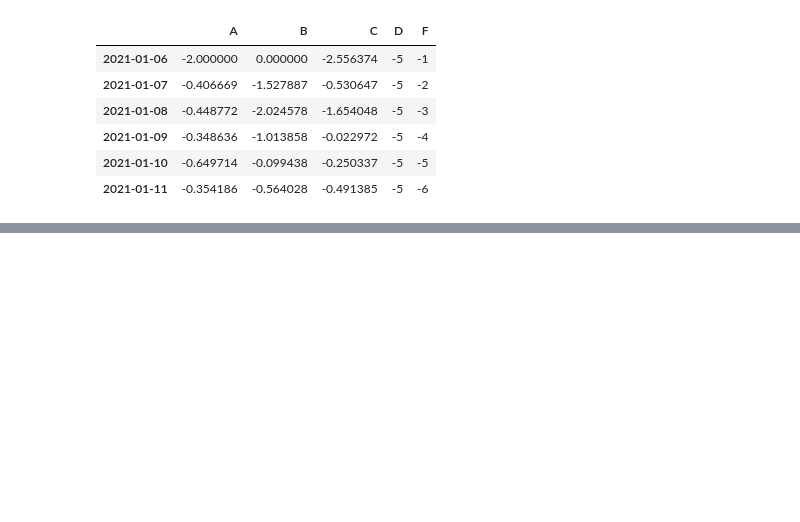
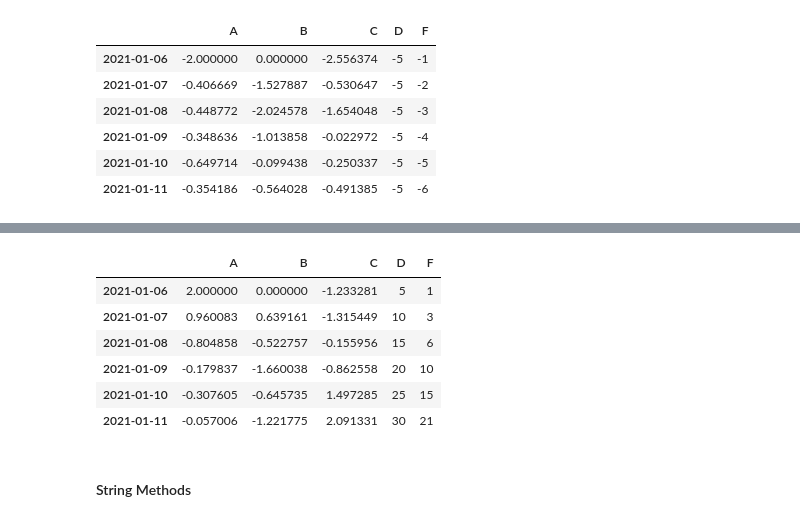
Before and after one commit to deepen1987/Data-Science-with-Python, a Jupyter notebook: Learning/Pandas/Go Through Concepts.ipynb, the cells around one changed output, grey strips where cells are left out. Saved outputs shown, nothing was run; the diff lists cells and outputs as text; code cells hidden in the pictures; blank space fills up the shorter version.

```diff
--- a/Learning/Pandas/Go Through Concepts.ipynb
+++ b/Learning/Pandas/Go Through Concepts.ipynb
@@ -298,0 +375,12 @@ df2
+# %%
+df.apply()
+# %% [output]
+|  | A | B | C | D | F |
+| 2021-01-06 | 2.000000 | 0.000000 | -1.233281 | 5 | 1 |
+| 2021-01-07 | 0.960083 | 0.639161 | -1.315449 | 10 | 3 |
+| 2021-01-08 | -0.804858 | -0.522757 | -0.155956 | 15 | 6 |
+| 2021-01-09 | -0.179837 | -1.660038 | -0.862558 | 20 | 10 |
+| 2021-01-10 | -0.307605 | -0.645735 | 1.497285 | 25 | 15 |
+| 2021-01-11 | -0.057006 | -1.221775 | 2.091331 | 30 | 21 |
+# %% [markdown]
+#### String Methods
```
Also changed, not shown: parts of 25 cells of this notebook.
